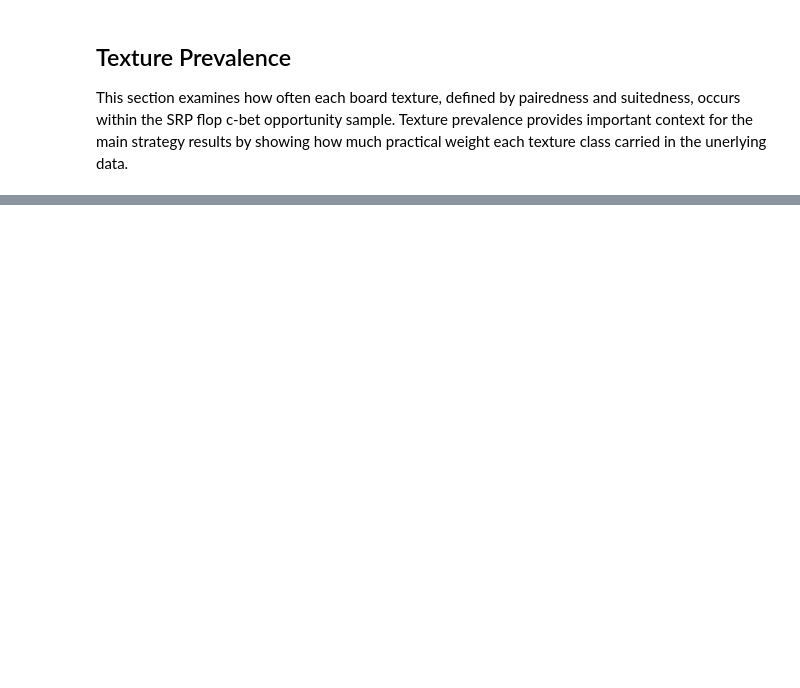
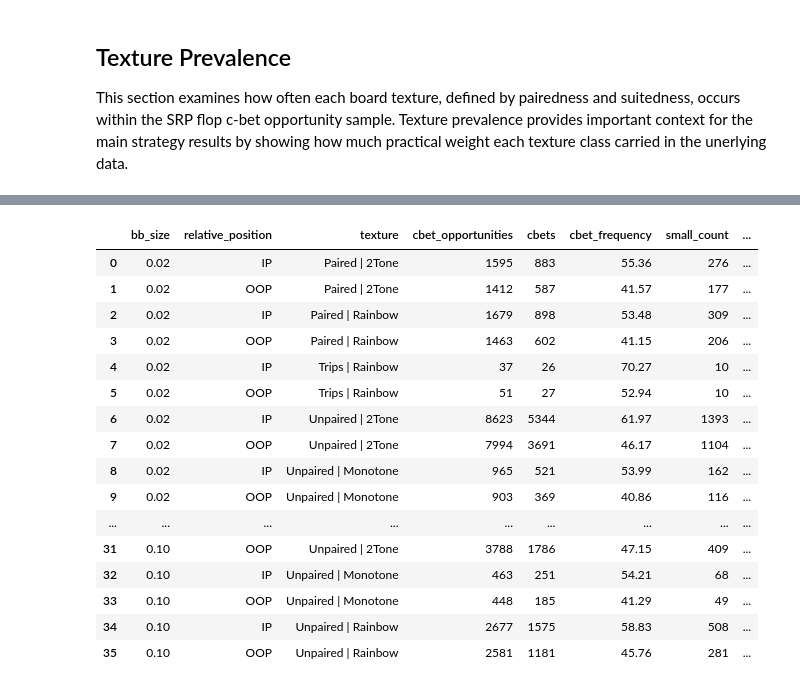
Before and after one commit to royyg77/NLHE-Data-Research, a Jupyter notebook: notebooks/v1_0/flop_cbet_strategy.ipynb, the cells around one changed output, grey strips where cells are left out. Cells and saved outputs as stored; diff of their text form; code cells hidden in the pictures; blank space fills up the shorter version.

```diff
--- a/notebooks/v1_0/flop_cbet_strategy.ipynb
+++ b/notebooks/v1_0/flop_cbet_strategy.ipynb
@@ -325,0 +450,74 @@ plt.show()
+# %%
+# Output aggregated strategy table with position and texture breakdown, by bb_size
+
+cbet_strategy["texture"] = cbet_strategy["pairedness"] + " | " + cbet_strategy["suitedness"]
+
+strategy_agg = (
+    cbet_strategy
+    .assign(
+        small_count=cbet_strategy["small_pct"] * cbet_strategy["cbets"],
+        medium_count=cbet_strategy["medium_pct"] * cbet_strategy["cbets"],
+        large_count=cbet_strategy["large_pct"] * cbet_strategy["cbets"],
+        overbet_count=cbet_strategy["overbet_pct"] * cbet_strategy["cbets"],
+    )
+    .groupby(["bb_size", "relative_position", "texture"], as_index=False)
+    .agg(
+        cbet_opportunities=("cbet_opportunities", "sum"),
+        cbets=("cbets", "sum"),
+        small_count=("small_count", "sum"),
+        medium_count=("medium_count", "sum"),
+        large_count=("large_count", "sum"),
+        overbet_count=("overbet_count", "sum"),
+    )
+)
+
+strategy_agg["cbet_frequency"] = (strategy_agg["cbets"] / strategy_agg["cbet_opportunities"] * 100).round(2)
+strategy_agg["small_pct"] = (strategy_agg["small_count"] / strategy_agg["cbets"] * 100).round(2)
+strategy_agg["medium_pct"] = (strategy_agg["medium_count"] / strategy_agg["cbets"] * 100).round(2)
+strategy_agg["large_pct"] = (strategy_agg["large_count"] / strategy_agg["cbets"] * 100).round(2)
+strategy_agg["overbet_pct"] = (strategy_agg["overbet_count"] / strategy_agg["cbets"] * 100).round(2)
+
+strategy_agg[["small_count", "medium_count", "large_count", "overbet_count"]] = (
+    strategy_agg[["small_count", "medium_count", "large_count", "overbet_count"]]
+    .round(0)
+    .astype(int)
+)
+
+strategy_agg = strategy_agg[
+    [
+        "bb_size",
+        "relative_position",
+        "texture",
+        "cbet_opportunities",
+        "cbets",
+        "cbet_frequency",
+        "small_count",
+        "medium_count",
+        "large_count",
+        "overbet_count",
+        "small_pct",
+        "medium_pct",
+        "large_pct",
+        "overbet_pct",
+    ]
+].sort_values(["bb_size", "texture", "relative_position"]).reset_index(drop=True)
+
+strategy_agg
+# %% [output]
+|  | bb_size | relative_position | texture | cbet_opportunities | cbets | cbet_frequency | small_count | ... |
+| 0 | 0.02 | IP | Paired | 2Tone | 1595 | 883 | 55.36 | 276 | ... |
+| 1 | 0.02 | OOP | Paired | 2Tone | 1412 | 587 | 41.57 | 177 | ... |
+| 2 | 0.02 | IP | Paired | Rainbow | 1679 | 898 | 53.48 | 309 | ... |
+| 3 | 0.02 | OOP | Paired | Rainbow | 1463 | 602 | 41.15 | 206 | ... |
+| 4 | 0.02 | IP | Trips | Rainbow | 37 | 26 | 70.27 | 10 | ... |
+| 5 | 0.02 | OOP | Trips | Rainbow | 51 | 27 | 52.94 | 10 | ... |
+| 6 | 0.02 | IP | Unpaired | 2Tone | 8623 | 5344 | 61.97 | 1393 | ... |
+| 7 | 0.02 | OOP | Unpaired | 2Tone | 7994 | 3691 | 46.17 | 1104 | ... |
+| 8 | 0.02 | IP | Unpaired | Monotone | 965 | 521 | 53.99 | 162 | ... |
+| 9 | 0.02 | OOP | Unpaired | Monotone | 903 | 369 | 40.86 | 116 | ... |
+| ... | ... | ... | ... | ... | ... | ... | ... | ... |
+| 31 | 0.10 | OOP | Unpaired | 2Tone | 3788 | 1786 | 47.15 | 409 | ... |
+| 32 | 0.10 | IP | Unpaired | Monotone | 463 | 251 | 54.21 | 68 | ... |
+| 33 | 0.10 | OOP | Unpaired | Monotone | 448 | 185 | 41.29 | 49 | ... |
+| 34 | 0.10 | IP | Unpaired | Rainbow | 2677 | 1575 | 58.83 | 508 | ... |
+| 35 | 0.10 | OOP | Unpaired | Rainbow | 2581 | 1181 | 45.76 | 281 | ... |
```
Also changed, not shown: parts of 30 cells of this notebook.
